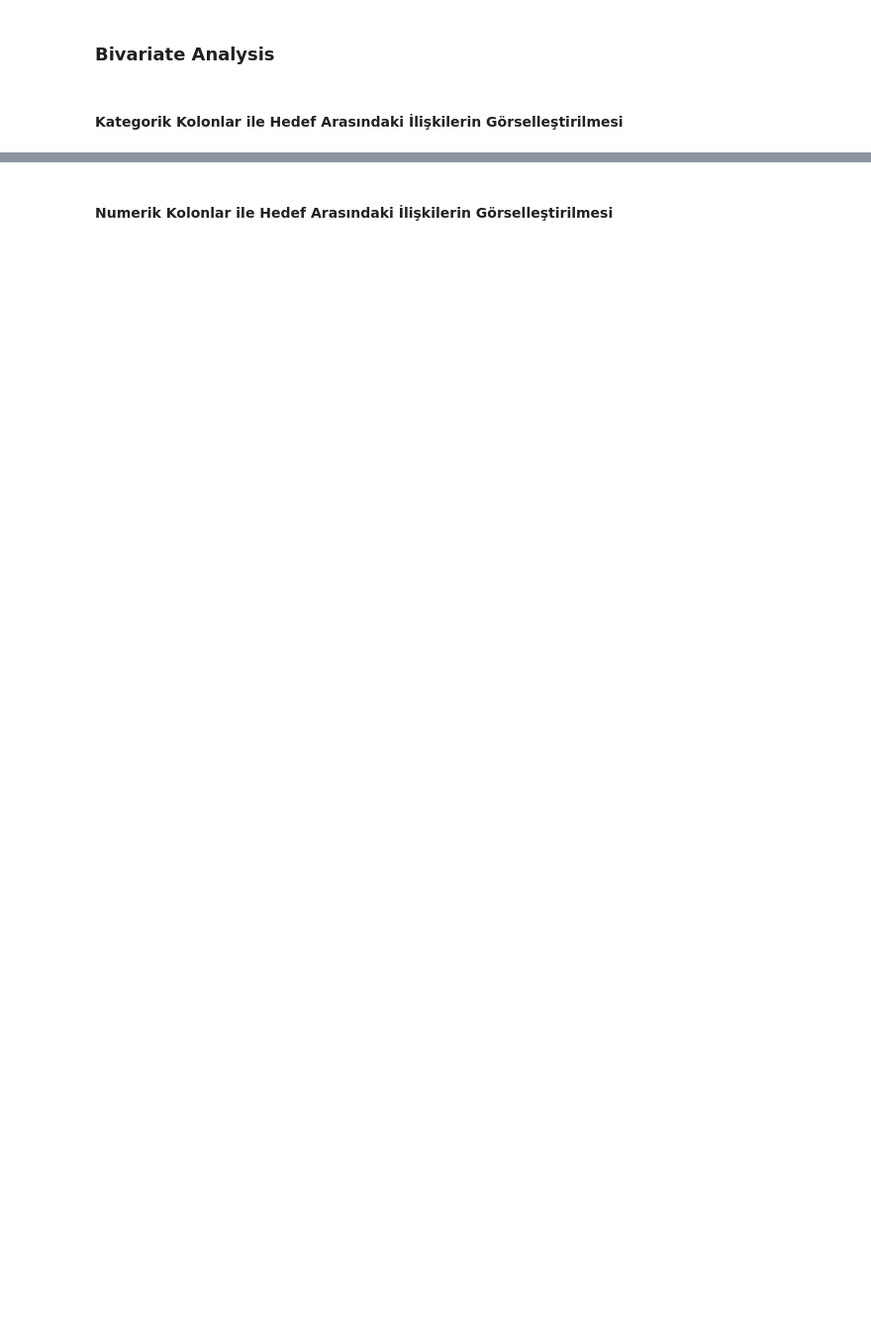
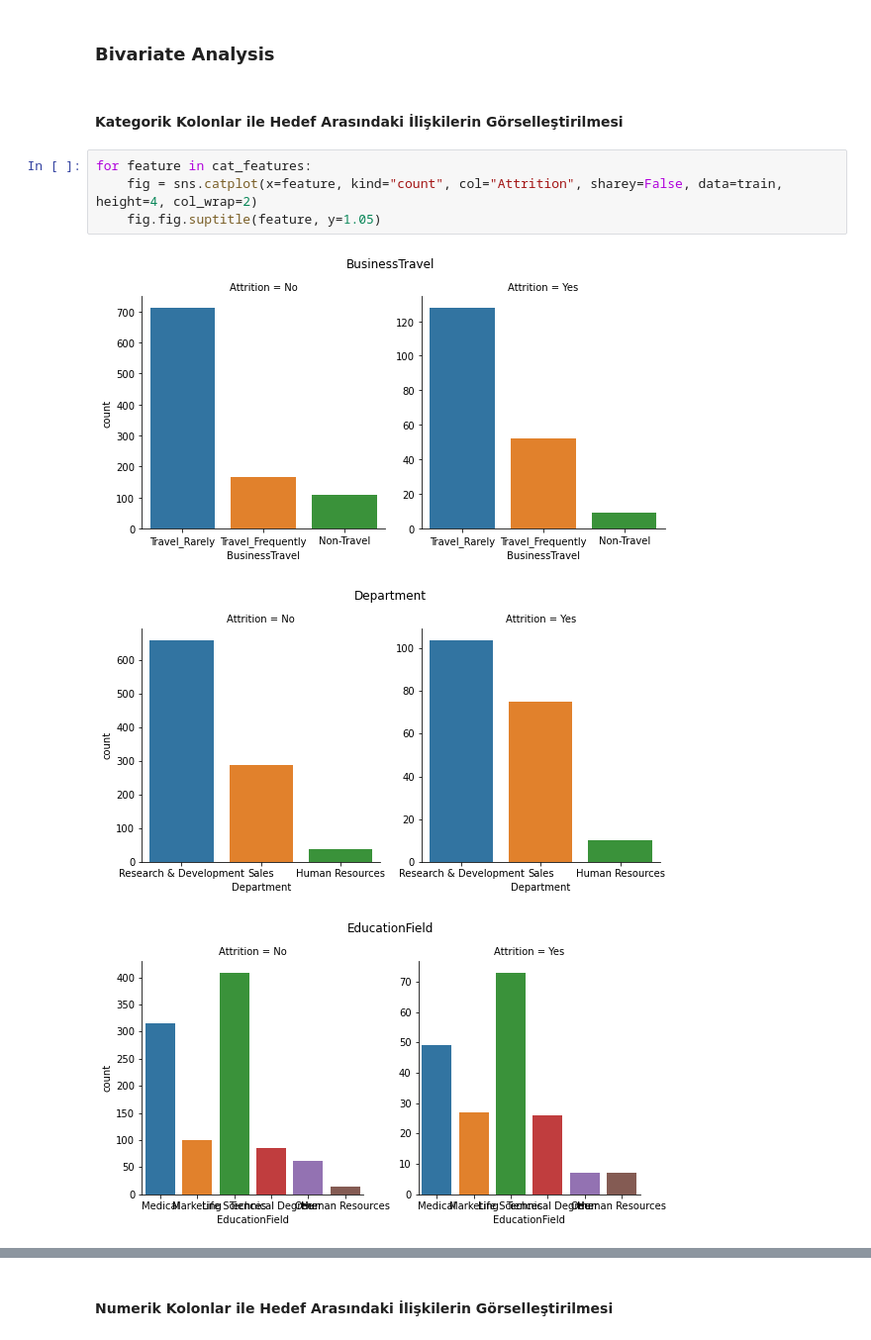
Before and after one commit to ersingundem/dsbootcamp2022-hr-attrition-prediction-project-ersingundem, a Jupyter notebook: Project Template.ipynb, the cells around one changed output, grey strips where cells are left out. Shown at 99% size. Drawn from its saved outputs; the diff is of its cells as text; blank space fills up the shorter version.

```diff
--- a/Project Template.ipynb
+++ b/Project Template.ipynb
@@ -298,3 +415,11 @@ sns.kdeplot(data = train, x="YearsWithCurrManager", hue="Attrition", common_norm
 ### Bivariate Analysis
 # %% [markdown]
 #### Kategorik Kolonlar ile Hedef Arasındaki İlişkilerin Görselleştirilmesi
+# %%
+for feature in cat_features:
+    fig = sns.catplot(x=feature, kind="count", col="Attrition", sharey=False, data=train, height=4, col_wrap=2)
+    fig.fig.suptitle(feature, y=1.05)
+# %% [output]
+[figure, added]
+[figure, added]
+[figure, added]
```
Also changed, not shown: parts of 169 cells of this notebook, 1 other file.
